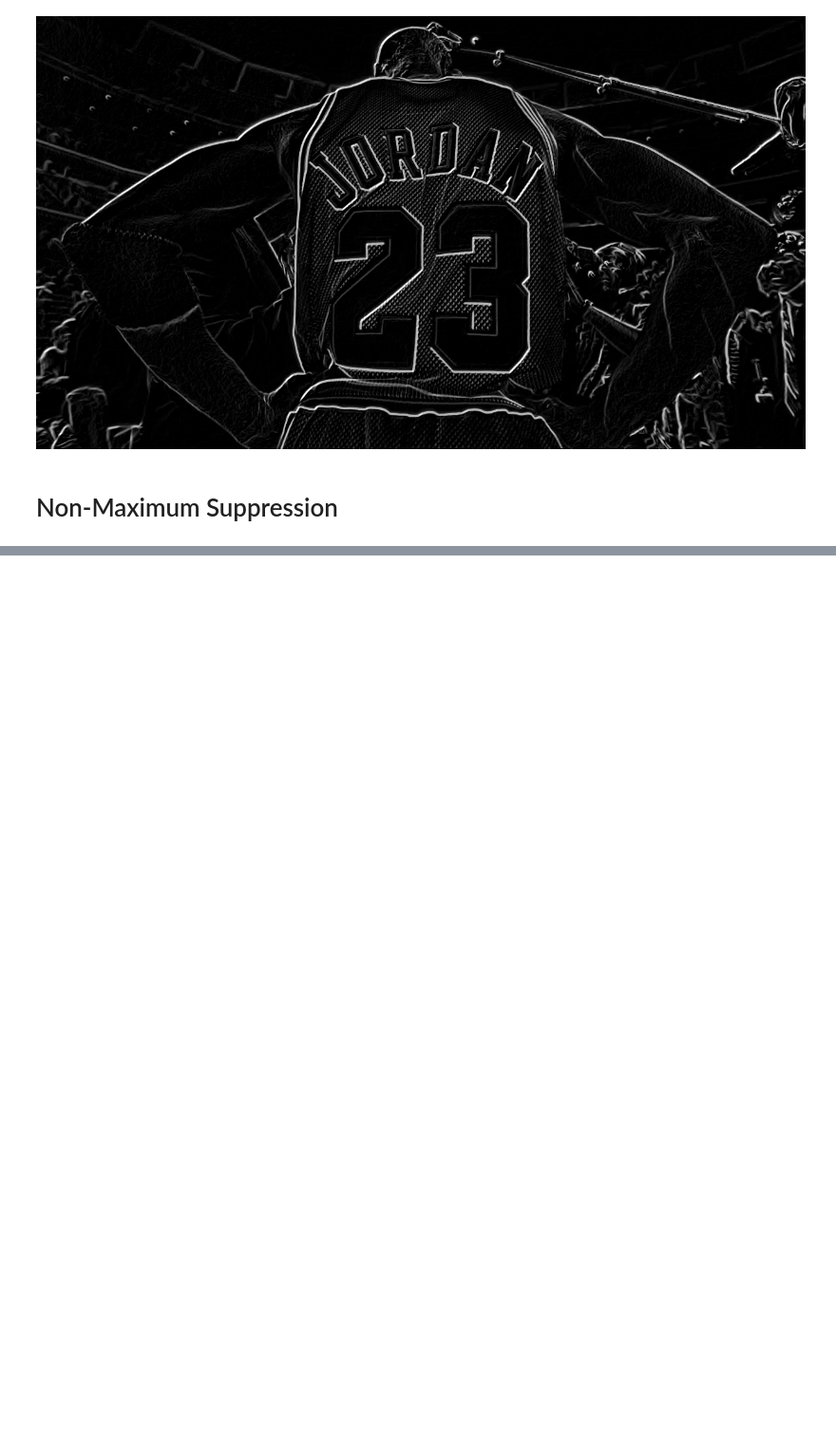
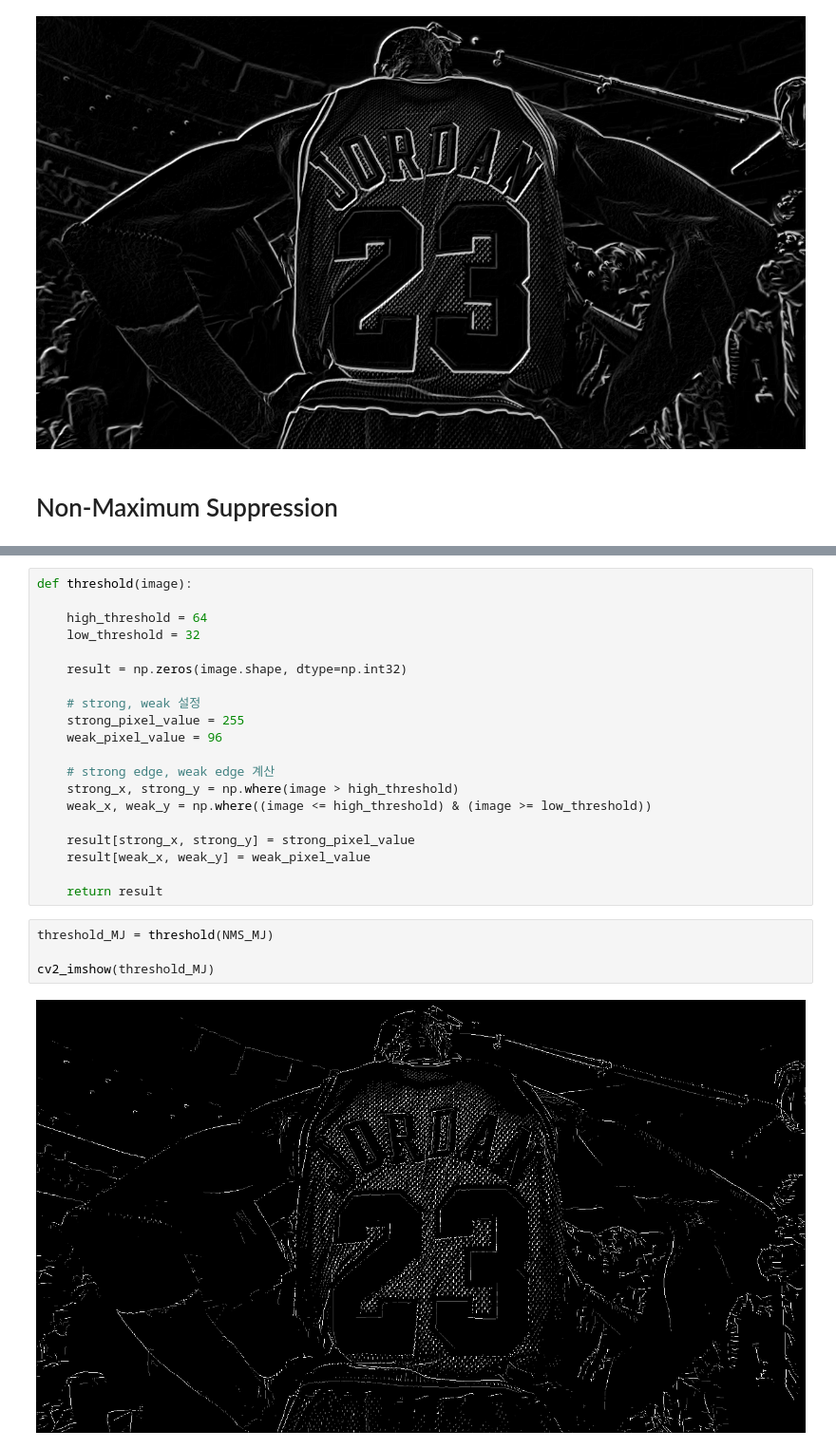
Before and after one commit to CleberYoo/AI_Drills_2023ver, a Jupyter notebook: Canny_Edge_Detection.ipynb, the cells around one changed output, grey strips where cells are left out. Shown at 95% size. Saved outputs shown, nothing was run; the diff lists cells and outputs as text; blank space fills up the shorter version.

```diff
--- a/Canny_Edge_Detection.ipynb
+++ b/Canny_Edge_Detection.ipynb
@@ -137,0 +144,26 @@ cv2_imshow(NMS_MJ)
+# %%
+def threshold(image):
+
+    high_threshold = 64
+    low_threshold = 32
+
+    result = np.zeros(image.shape, dtype=np.int32)
+
+    # strong, weak 설정
+    strong_pixel_value = 255
+    weak_pixel_value = 96
+
+    # strong edge, weak edge 계산
+    strong_x, strong_y = np.where(image > high_threshold)
+    weak_x, weak_y = np.where((image <= high_threshold) & (image >= low_threshold))
+
+    result[strong_x, strong_y] = strong_pixel_value
+    result[weak_x, weak_y] = weak_pixel_value
+
+    return result
+# %%
+threshold_MJ = threshold(NMS_MJ)
+
+cv2_imshow(threshold_MJ)
+# %% [output]
+[figure, added]
```
Also changed, not shown: parts of 8 cells of this notebook.
